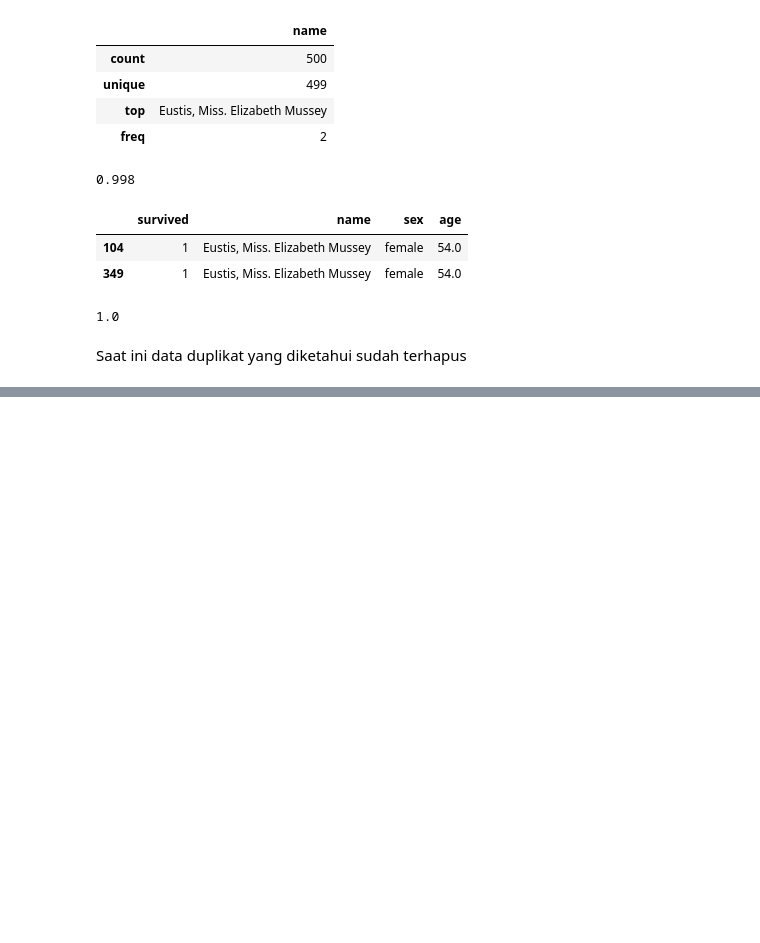
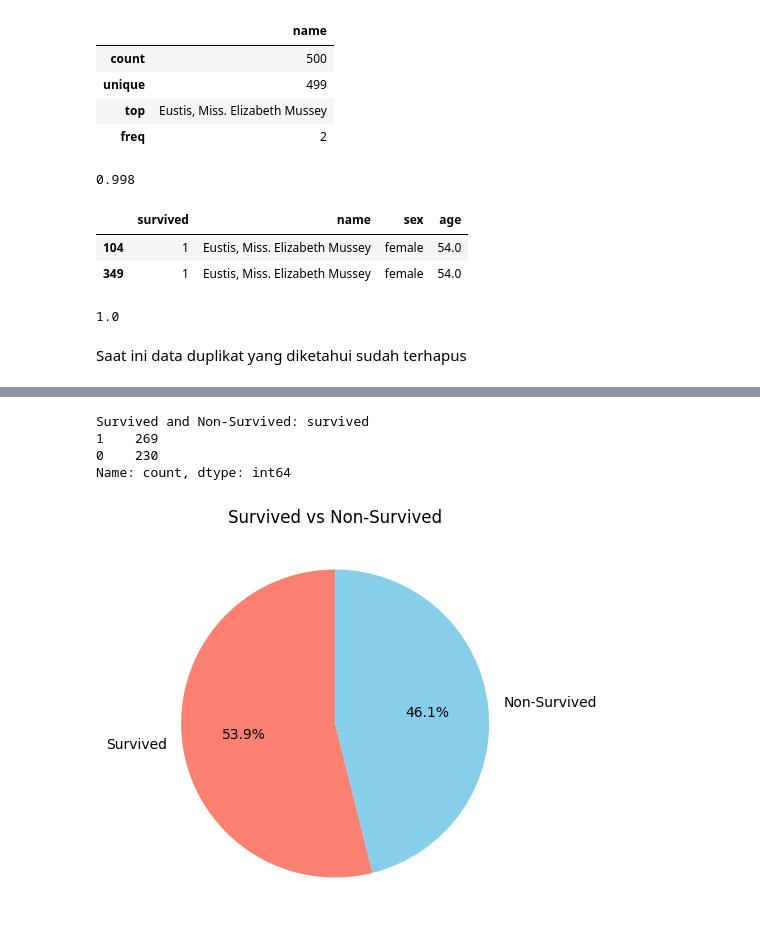
Before and after one commit to ally-sketch/DATA-SCIENCE-, a Jupyter notebook: Basic Python and Data Intelligence/Dibimbing/template_assignment.ipynb, the cells around one changed output, grey strips where cells are left out. Saved outputs shown, nothing was run; the diff lists cells and outputs as text; code cells hidden in the pictures; blank space fills up the shorter version.

```diff
--- a/Basic Python and Data Intelligence/Dibimbing/template_assignment.ipynb
+++ b/Basic Python and Data Intelligence/Dibimbing/template_assignment.ipynb
@@ -160,0 +304,13 @@ Saat ini data duplikat yang diketahui sudah terhapus
+# %%
+print(f'Survived and Non-Survived: {df["survived"].value_counts()}')
+
+plt.figure(figsize=(10, 5))
+plt.pie(df['survived'].value_counts(), labels=['Survived', 'Non-Survived'], autopct='%1.1f%%', startangle=90, colors=['salmon', 'skyblue'])
+plt.title('Survived vs Non-Survived')
+plt.show()
+# %% [output]
+Survived and Non-Survived: survived
+1    269
+0    230
+Name: count, dtype: int64
+[figure, added]
```
Also changed, not shown: parts of 19 cells of this notebook.
